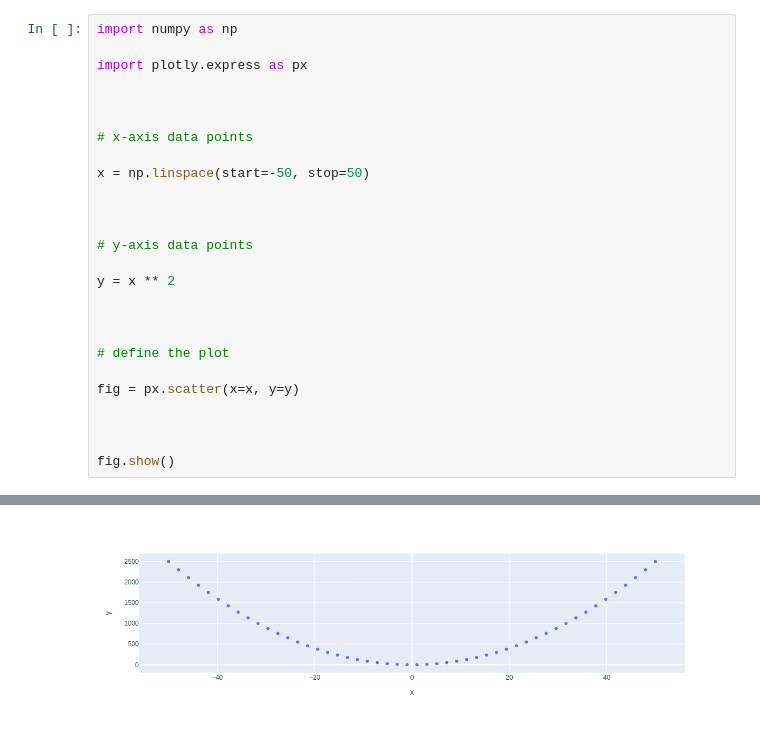
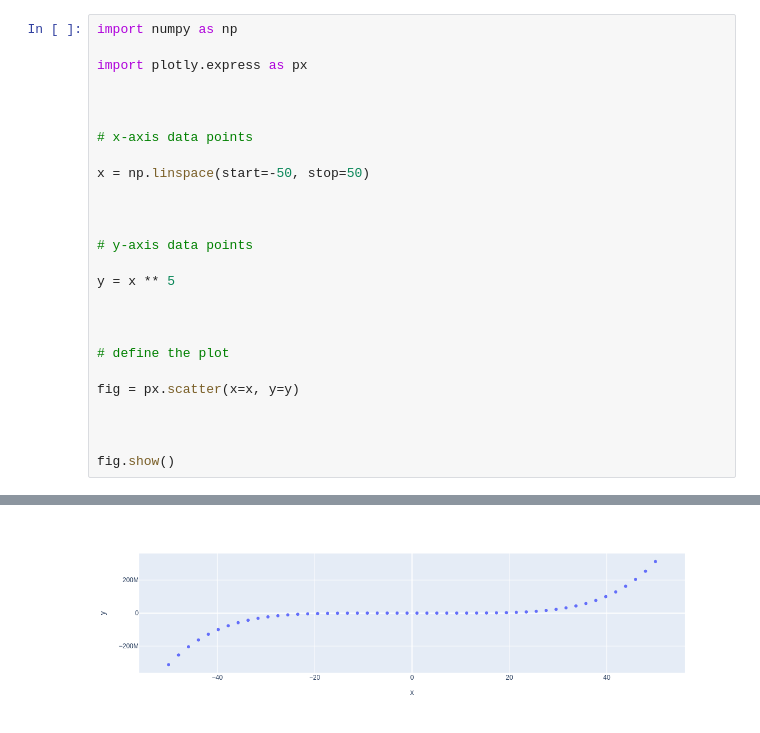
Before and after one commit to wj-tan/my-notebooks-repo, a Jupyter notebook: experiment1.ipynb, the cells around one changed output, grey strips where cells are left out. Cells and saved outputs as stored; diff of their text form.

```diff
--- a/experiment1.ipynb
+++ b/experiment1.ipynb
@@ -13,7 +13,7 @@ x = np.linspace(start=-50, stop=50)
 
 # y-axis data points
 
-y = x ** 2
+y = x ** 5
 
 
 
@@ -29 +28 @@ fig.show()
-[figure, old version]
+[figure, new version]
```
Also changed, not shown: parts of 1 cell of this notebook.
